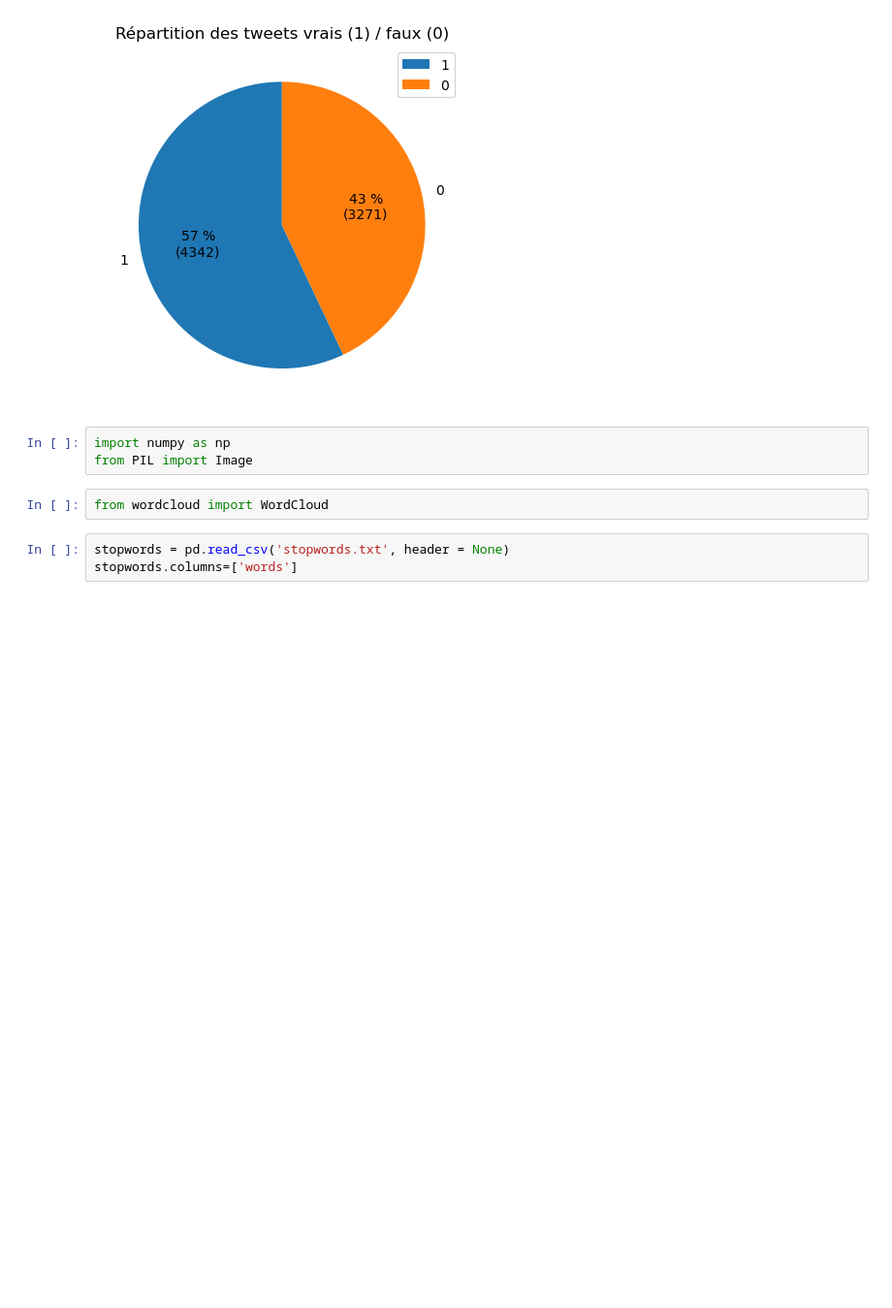
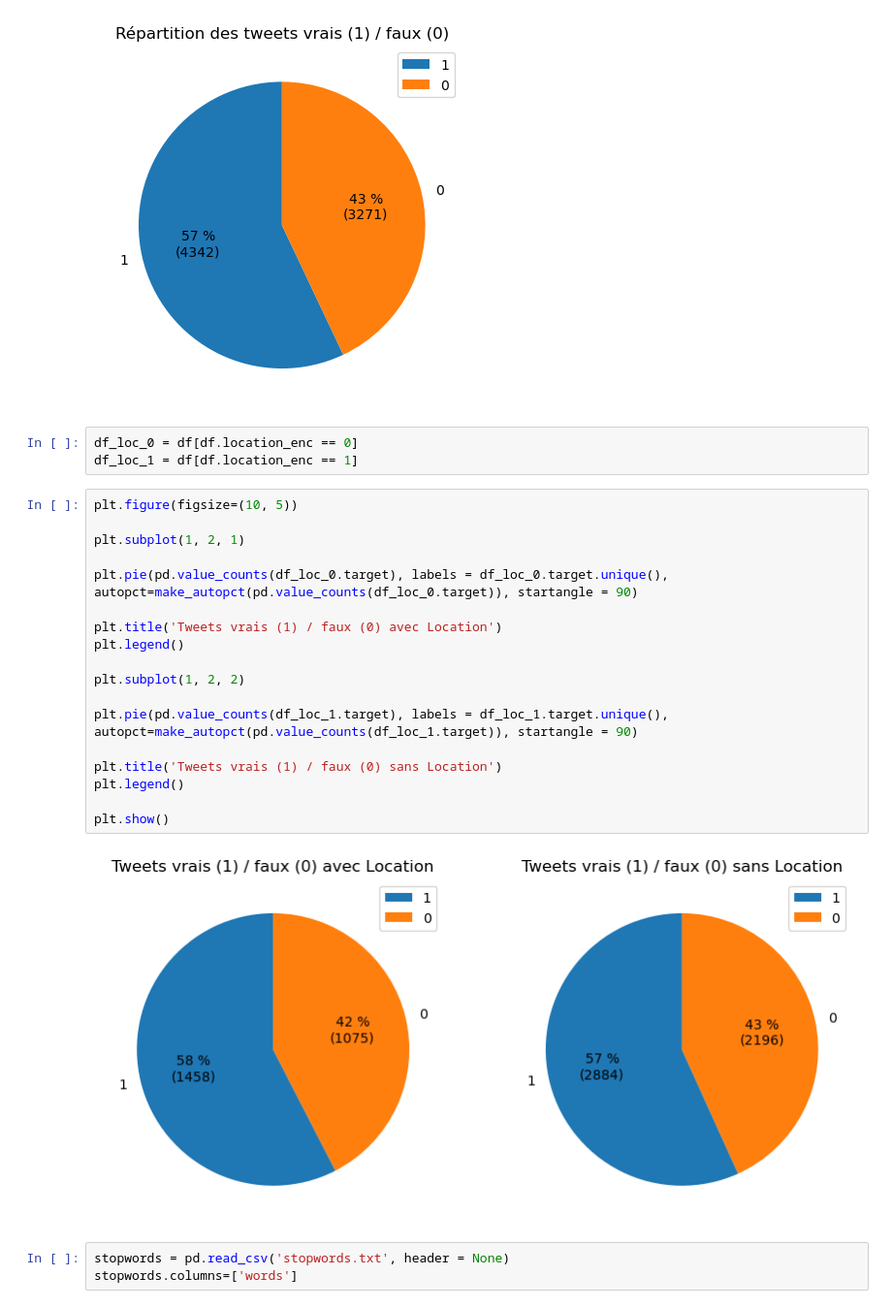
Before and after one commit to brusadelli-luca/disaster_tweets, a Jupyter notebook: disaster_tweets_viz.ipynb, the cells around one changed output. Shown at 97% size. Drawn from its saved outputs; the diff is of its cells as text; blank space fills up the shorter version.

```diff
--- a/disaster_tweets_viz.ipynb
+++ b/disaster_tweets_viz.ipynb
@@ -266,11 +297,29 @@ plt.legend()
 plt.show()
 # %% [output]
 [figure]
-# %%
-import numpy as np
-from PIL import Image
-# %%
-from wordcloud import WordCloud
+# %%
+df_loc_0 = df[df.location_enc == 0]
+df_loc_1 = df[df.location_enc == 1]
+# %%
+plt.figure(figsize=(10, 5))
+
+plt.subplot(1, 2, 1)
+
+plt.pie(pd.value_counts(df_loc_0.target), labels = df_loc_0.target.unique(), autopct=make_autopct(pd.value_counts(df_loc_0.target)), startangle = 90)
+
+plt.title('Tweets vrais (1) / faux (0) avec Location')
+plt.legend()
+
+plt.subplot(1, 2, 2)
+
+plt.pie(pd.value_counts(df_loc_1.target), labels = df_loc_1.target.unique(), autopct=make_autopct(pd.value_counts(df_loc_1.target)), startangle = 90)
+
+plt.title('Tweets vrais (1) / faux (0) sans Location')
+plt.legend()
+
+plt.show()
+# %% [output]
+[figure, added]
 # %%
 stopwords = pd.read_csv('stopwords.txt', header = None)
 stopwords.columns=['words']
```
Also changed, not shown: parts of 35 cells of this notebook, 1 other file.
